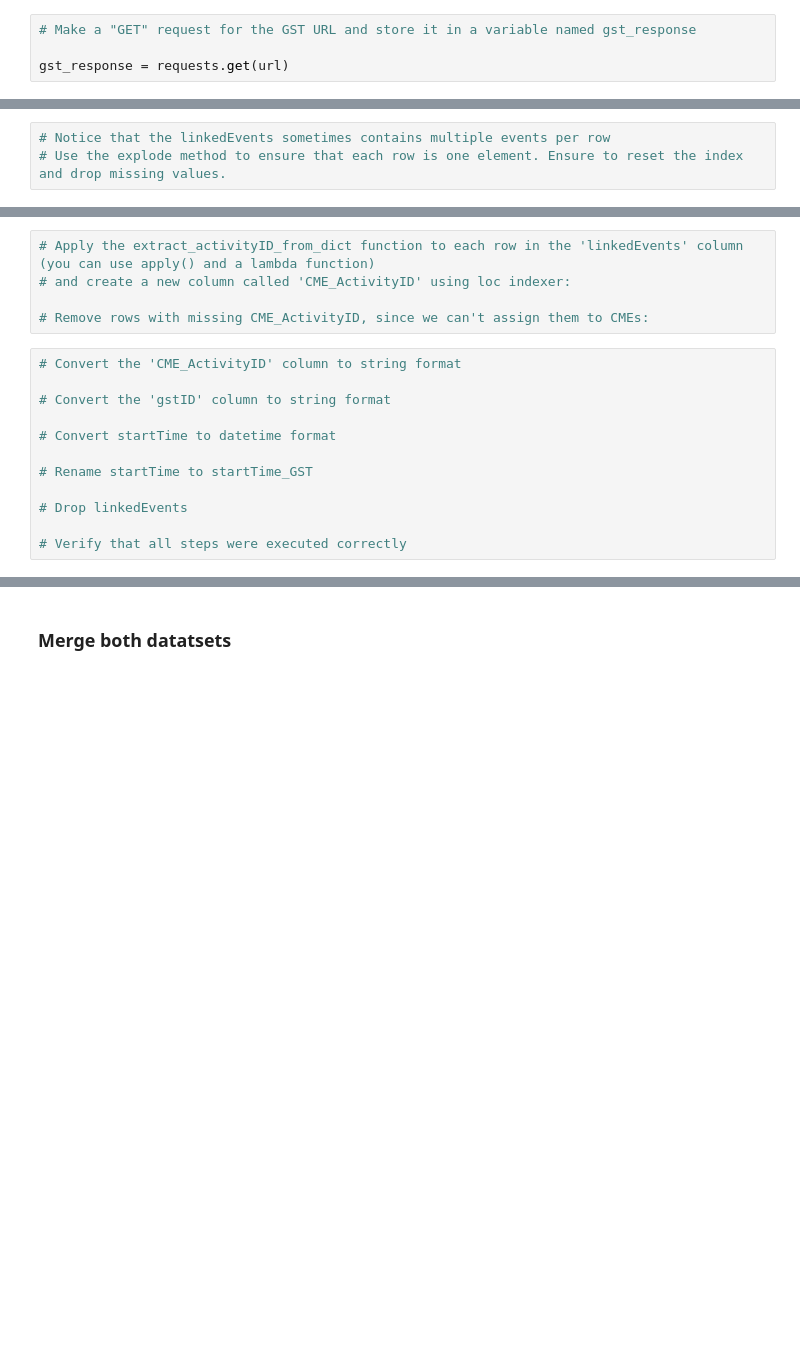
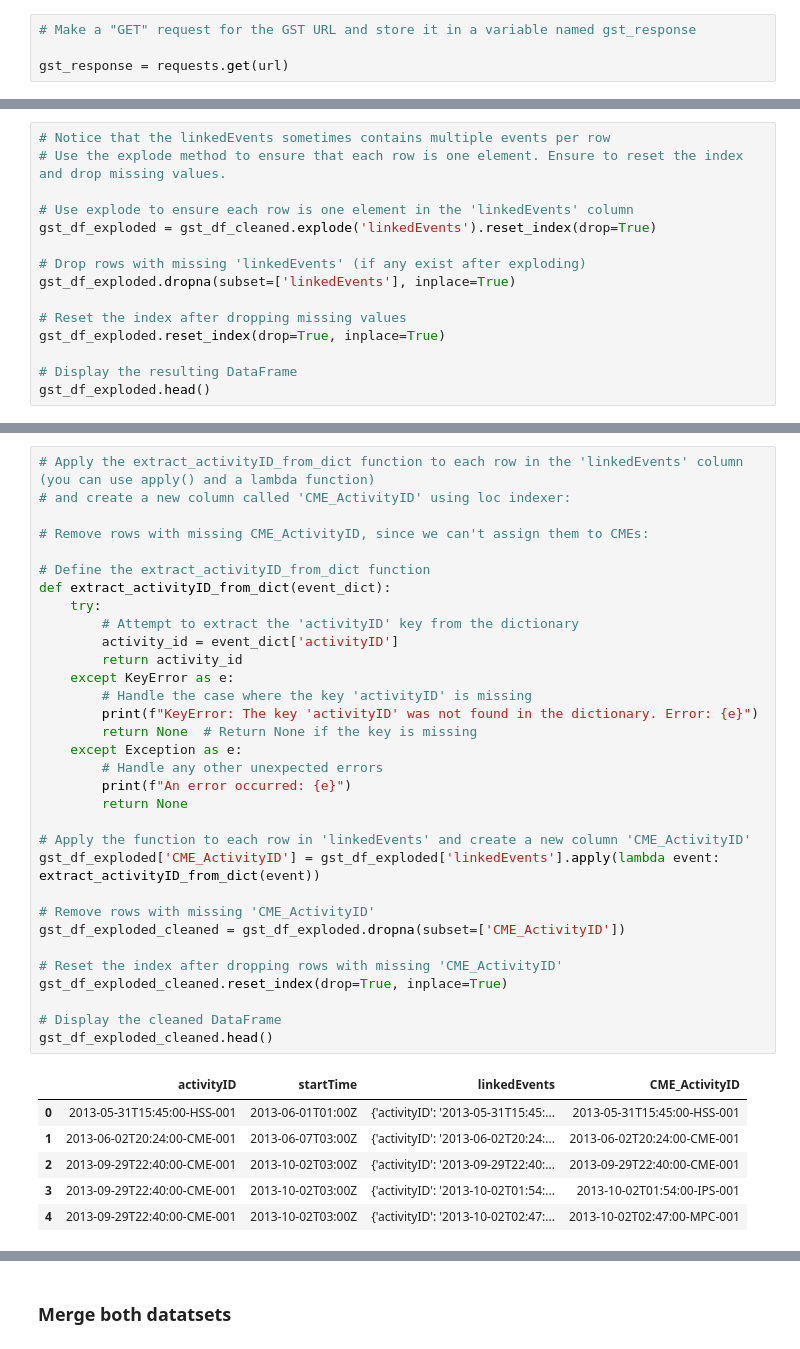
Before and after one commit to Armand57araujo/data-sourcing-challenge, a Jupyter notebook: retrieve_data.ipynb, the cells around one changed output, grey strips where cells are left out. Saved outputs shown, nothing was run; the diff lists cells and outputs as text; blank space fills up the shorter version.

```diff
--- a/retrieve_data.ipynb
+++ b/retrieve_data.ipynb
@@ -215,3 +377,15 @@ gst_df.head()
 # %%
 # Notice that the linkedEvents sometimes contains multiple events per row
 # Use the explode method to ensure that each row is one element. Ensure to reset the index and drop missing values.
+
+# Use explode to ensure each row is one element in the 'linkedEvents' column
+gst_df_exploded = gst_df_cleaned.explode('linkedEvents').reset_index(drop=True)
+
+# Drop rows with missing 'linkedEvents' (if any exist after exploding)
+gst_df_exploded.dropna(subset=['linkedEvents'], inplace=True)
+
+# Reset the index after dropping missing values
+gst_df_exploded.reset_index(drop=True, inplace=True)
+
+# Display the resulting DataFrame
+gst_df_exploded.head()
@@ -218,17 +399,39 @@ gst_df.head()
-# %%
-# Apply the extract_activityID_from_dict function to each row in the 'linkedEvents' column (you can use apply() and a lambda function)
-# and create a new column called 'CME_ActivityID' using loc indexer:
-
-# Remove rows with missing CME_ActivityID, since we can't assign them to CMEs:
-# %%
-# Convert the 'CME_ActivityID' column to string format
-
-# Convert the 'gstID' column to string format
-
-# Convert startTime to datetime format
-
-# Rename startTime to startTime_GST
-
-# Drop linkedEvents
-
-# Verify that all steps were executed correctly
+# %%
+# Apply the extract_activityID_from_dict function to each row in the 'linkedEvents' column (you can use apply() and a lambda function)
+# and create a new column called 'CME_ActivityID' using loc indexer:
+
+# Remove rows with missing CME_ActivityID, since we can't assign them to CMEs:
+
+# Define the extract_activityID_from_dict function
+def extract_activityID_from_dict(event_dict):
+    try:
+        # Attempt to extract the 'activityID' key from the dictionary
+        activity_id = event_dict['activityID']
+        return activity_id
+    except KeyError as e:
+        # Handle the case where the key 'activityID' is missing
+        print(f"KeyError: The key 'activityID' was not found in the dictionary. Error: {e}")
+        return None  # Return None if the key is missing
+    except Exception as e:
+        # Handle any other unexpected errors
+        print(f"An error occurred: {e}")
+        return None
+
+# Apply the function to each row in 'linkedEvents' and create a new column 'CME_ActivityID'
+gst_df_exploded['CME_ActivityID'] = gst_df_exploded['linkedEvents'].apply(lambda event: extract_activityID_from_dict(event))
+
+# Remove rows with missing 'CME_ActivityID'
+gst_df_exploded_cleaned = gst_df_exploded.dropna(subset=['CME_ActivityID'])
+
+# Reset the index after dropping rows with missing 'CME_ActivityID'
+gst_df_exploded_cleaned.reset_index(drop=True, inplace=True)
+
+# Display the cleaned DataFrame
+gst_df_exploded_cleaned.head()
+# %% [output]
+|  | activityID | startTime | linkedEvents | CME_ActivityID |
+| 0 | 2013-05-31T15:45:00-HSS-001 | 2013-06-01T01:00Z | {'activityID': '2013-05-31T15:45:... | 2013-05-31T15:45:00-HSS-001 |
+| 1 | 2013-06-02T20:24:00-CME-001 | 2013-06-07T03:00Z | {'activityID': '2013-06-02T20:24:... | 2013-06-02T20:24:00-CME-001 |
+| 2 | 2013-09-29T22:40:00-CME-001 | 2013-10-02T03:00Z | {'activityID': '2013-09-29T22:40:... | 2013-09-29T22:40:00-CME-001 |
+| 3 | 2013-09-29T22:40:00-CME-001 | 2013-10-02T03:00Z | {'activityID': '2013-10-02T01:54:... | 2013-10-02T01:54:00-IPS-001 |
+| 4 | 2013-09-29T22:40:00-CME-001 | 2013-10-02T03:00Z | {'activityID': '2013-10-02T02:47:... | 2013-10-02T02:47:00-MPC-001 |
```
Also changed, not shown: parts of 28 cells of this notebook.
